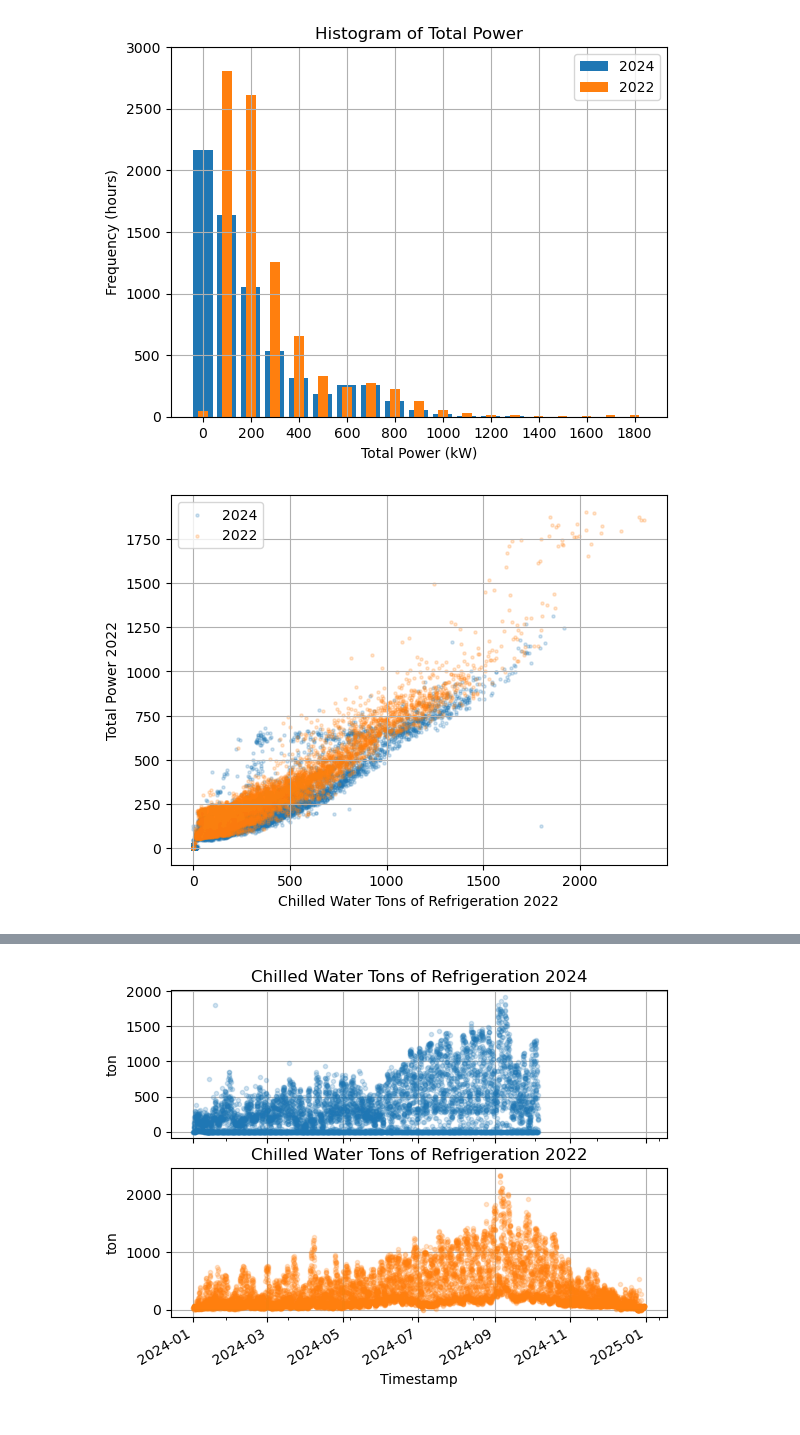
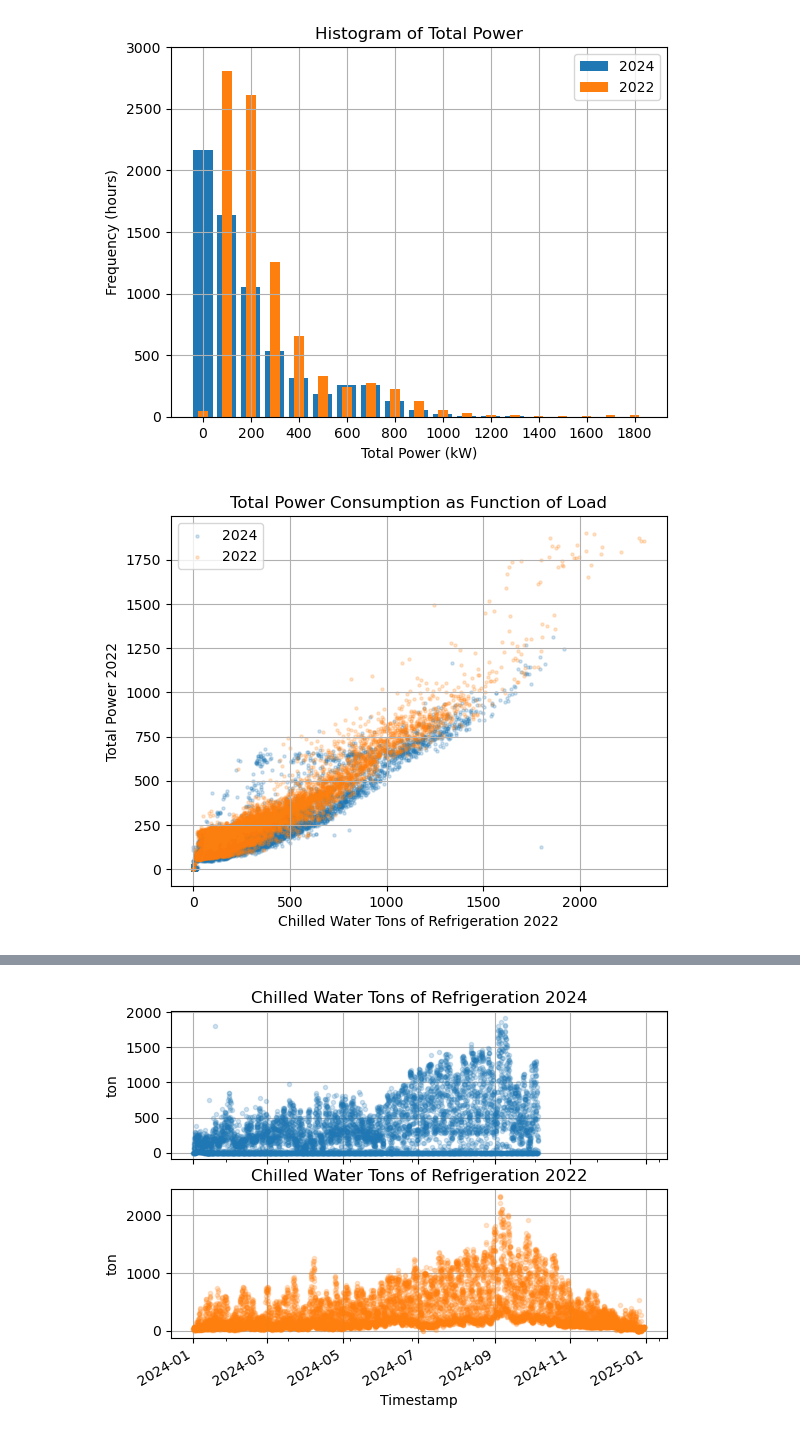
Before and after one commit to billtubbs/district-energy-systems, a Jupyter notebook: CSUDH/2-preliminary-data-analysis.ipynb, the cells around one changed output, grey strips where cells are left out. Cells and saved outputs as stored; diff of their text form; code cells hidden in the pictures.

```diff
--- a/CSUDH/2-preliminary-data-analysis.ipynb
+++ b/CSUDH/2-preliminary-data-analysis.ipynb
@@ -108,7 +108,7 @@ for ax, (year, col) in zip(axes, chilled_water_tons_cols.items()):
 [figure]
 # %%
 fig, ax = plt.subplots()
-for year in amb_air_temp_cols.keys():
+for year in reversed(amb_air_temp_cols.keys()):
     x_label = amb_air_temp_cols[year]
     y_label = chilled_water_tons_cols[year]
     df.plot.scatter(x=x_label, y=y_label, ax=ax, marker='.',
@@ -155,14 +155,15 @@ plt.show()
 # %%
 fig, ax = plt.subplots()
 for year in chilled_water_tons_cols.keys():
     x_label = chilled_water_tons_cols[year]
     y_label = total_power_cols[year]
     df.plot.scatter(x=x_label, y=y_label, ax=ax, marker='.',
                     color=colors[year], alpha=0.2, grid=True,
                     label=year)
+plt.title('Total Power Consumption as Function of Load')
 plt.show()
 # %% [output]
-[figure, old version]
+[figure, new version]
 # %%
 df['Hour of day'] = df.index.hour
 df_by_hour_of_day = df.groupby('Hour of day').mean()
```
Also changed, not shown: parts of 9 cells of this notebook.
